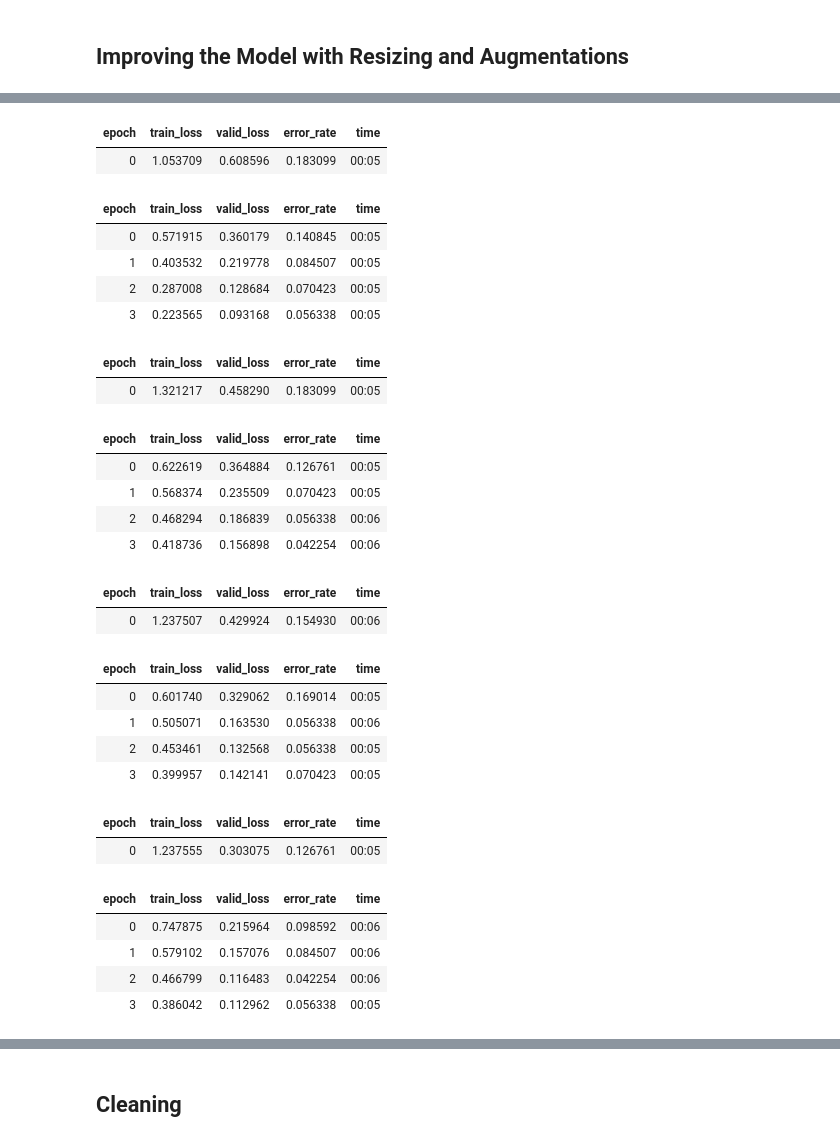
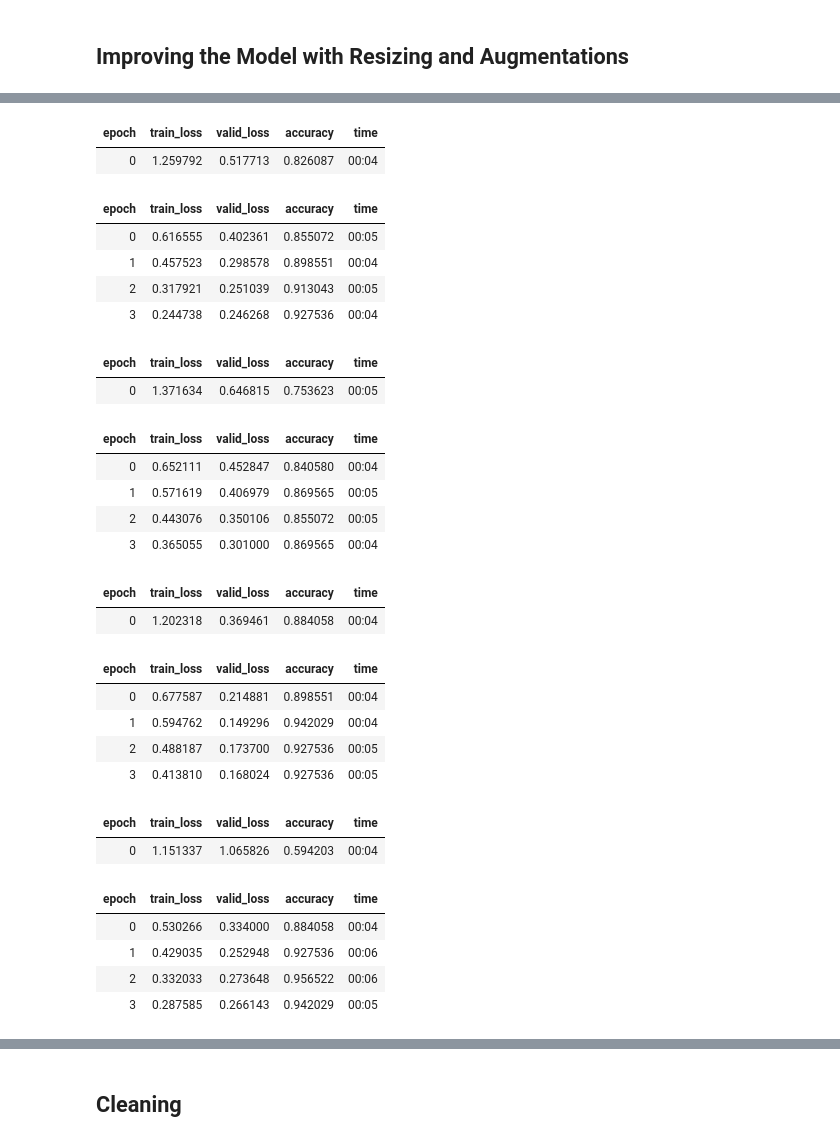
Before and after one commit to bluelight773/image_classifier, a Jupyter notebook: image_classifier.ipynb, the cells around one changed output, grey strips where cells are left out. Saved outputs shown, nothing was run; the diff lists cells and outputs as text; code cells hidden in the pictures.

```diff
--- a/image_classifier.ipynb
+++ b/image_classifier.ipynb
@@ -54,46 +54,47 @@ learn.fine_tune(4)
 # We get an error rate similar to the original case
 faces = faces.new(item_tfms=Resize(128, ResizeMethod.Squish))
 dls = faces.dataloaders(path)
-learn = cnn_learner(dls, resnet18, metrics=error_rate)
+learn = cnn_learner(dls, resnet18, metrics=accuracy)
 learn.fine_tune(4)
 # %% [output]
-| epoch | train_loss | valid_loss | error_rate | time |
-| 0 | 1.053709 | 0.608596 | 0.183099 | 00:05 |
+| epoch | train_loss | valid_loss | accuracy | time |
+| 0 | 1.259792 | 0.517713 | 0.826087 | 00:04 |
-| epoch | train_loss | valid_loss | error_rate | time |
-| 0 | 0.571915 | 0.360179 | 0.140845 | 00:05 |
-| 1 | 0.403532 | 0.219778 | 0.084507 | 00:05 |
-| 2 | 0.287008 | 0.128684 | 0.070423 | 00:05 |
-| 3 | 0.223565 | 0.093168 | 0.056338 | 00:05 |
+| epoch | train_loss | valid_loss | accuracy | time |
+| 0 | 0.616555 | 0.402361 | 0.855072 | 00:05 |
+| 1 | 0.457523 | 0.298578 | 0.898551 | 00:04 |
+| 2 | 0.317921 | 0.251039 | 0.913043 | 00:05 |
+| 3 | 0.244738 | 0.246268 | 0.927536 | 00:04 |
 # %%
 # Try data augmentation - Rotation, flipping, warping, brightness changes, contrast changes
-# We get the best results yet
+# Results declined
 faces = faces.new(item_tfms=Resize(128, ResizeMethod.Squish), batch_tfms=aug_transforms())
 dls = faces.dataloaders(path)
-learn = cnn_learner(dls, resnet18, metrics=error_rate)
+learn = cnn_learner(dls, resnet18, metrics=accuracy)
 learn.fine_tune(4)
 # %% [output]
-| epoch | train_loss | valid_loss | error_rate | time |
-| 0 | 1.321217 | 0.458290 | 0.183099 | 00:05 |
+| epoch | train_loss | valid_loss | accuracy | time |
+| 0 | 1.371634 | 0.646815 | 0.753623 | 00:05 |
-| epoch | train_loss | valid_loss | error_rate | time |
-| 0 | 0.622619 | 0.364884 | 0.126761 | 00:05 |
-| 1 | 0.568374 | 0.235509 | 0.070423 | 00:05 |
-| 2 | 0.468294 | 0.186839 | 0.056338 | 00:06 |
-| 3 | 0.418736 | 0.156898 | 0.042254 | 00:06 |
+| epoch | train_loss | valid_loss | accuracy | time |
+| 0 | 0.652111 | 0.452847 | 0.840580 | 00:04 |
+| 1 | 0.571619 | 0.406979 | 0.869565 | 00:05 |
+| 2 | 0.443076 | 0.350106 | 0.855072 | 00:05 |
+| 3 | 0.365055 | 0.301000 | 0.869565 | 00:04 |
 # %%
 # Since squishing wasn't clearly better than a normal resize, we try a normal resize along with
-# augmentation. Results declined
+# augmentation.
+# We get 93% accuracy
 faces = faces.new(item_tfms=Resize(128), batch_tfms=aug_transforms())
 dls = faces.dataloaders(path)
-learn = cnn_learner(dls, resnet18, metrics=error_rate)
+learn = cnn_learner(dls, resnet18, metrics=accuracy)
 learn.fine_tune(4)
 # %% [output]
-| epoch | train_loss | valid_loss | error_rate | time |
-| 0 | 1.237507 | 0.429924 | 0.154930 | 00:06 |
+| epoch | train_loss | valid_loss | accuracy | time |
+| 0 | 1.202318 | 0.369461 | 0.884058 | 00:04 |
-| epoch | train_loss | valid_loss | error_rate | time |
-| 0 | 0.601740 | 0.329062 | 0.169014 | 00:05 |
-| 1 | 0.505071 | 0.163530 | 0.056338 | 00:06 |
-| 2 | 0.453461 | 0.132568 | 0.056338 | 00:05 |
-| 3 | 0.399957 | 0.142141 | 0.070423 | 00:05 |
+| epoch | train_loss | valid_loss | accuracy | time |
+| 0 | 0.677587 | 0.214881 | 0.898551 | 00:04 |
+| 1 | 0.594762 | 0.149296 | 0.942029 | 00:04 |
+| 2 | 0.488187 | 0.173700 | 0.927536 | 00:05 |
+| 3 | 0.413810 | 0.168024 | 0.927536 | 00:05 |
 # %%
 # We return to using squish resizing so full data is included. But this time we use a deeper network as well.
 # Resnet model we could use are: resnet18, resnet34, resnet50, resnet101, resnet152
@@ -101,14 +102,14 @@ learn.fine_tune(4)
 faces = faces.new(item_tfms=Resize(128, ResizeMethod.Squish), batch_tfms=aug_transforms())
 dls = faces.dataloaders(path)
 # We reduce the batch-size to ensure the model can be trained on the GPU
-learn = cnn_learner(dls, resnet34, metrics=error_rate, bs=32)
+learn = cnn_learner(dls, resnet34, metrics=accuracy, bs=32)
 learn.fine_tune(4)
 # %% [output]
-| epoch | train_loss | valid_loss | error_rate | time |
-| 0 | 1.237555 | 0.303075 | 0.126761 | 00:05 |
+| epoch | train_loss | valid_loss | accuracy | time |
+| 0 | 1.151337 | 1.065826 | 0.594203 | 00:04 |
-| epoch | train_loss | valid_loss | error_rate | time |
-| 0 | 0.747875 | 0.215964 | 0.098592 | 00:06 |
-| 1 | 0.579102 | 0.157076 | 0.084507 | 00:06 |
-| 2 | 0.466799 | 0.116483 | 0.042254 | 00:06 |
-| 3 | 0.386042 | 0.112962 | 0.056338 | 00:05 |
+| epoch | train_loss | valid_loss | accuracy | time |
+| 0 | 0.530266 | 0.334000 | 0.884058 | 00:04 |
+| 1 | 0.429035 | 0.252948 | 0.927536 | 00:06 |
+| 2 | 0.332033 | 0.273648 | 0.956522 | 00:06 |
+| 3 | 0.287585 | 0.266143 | 0.942029 | 00:05 |
 # %%
```
Also changed, not shown: parts of 11 cells of this notebook, 2 other files.
